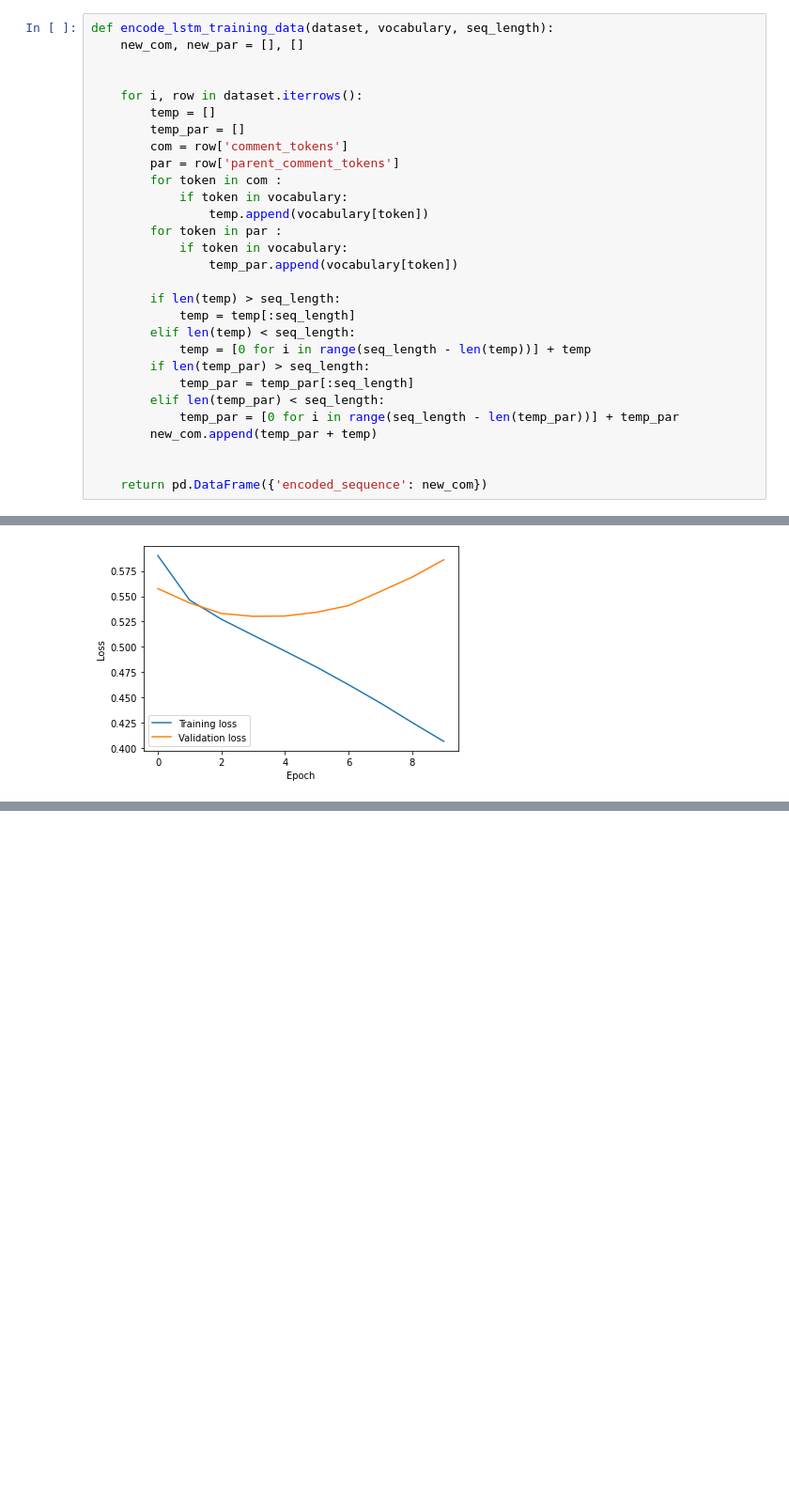
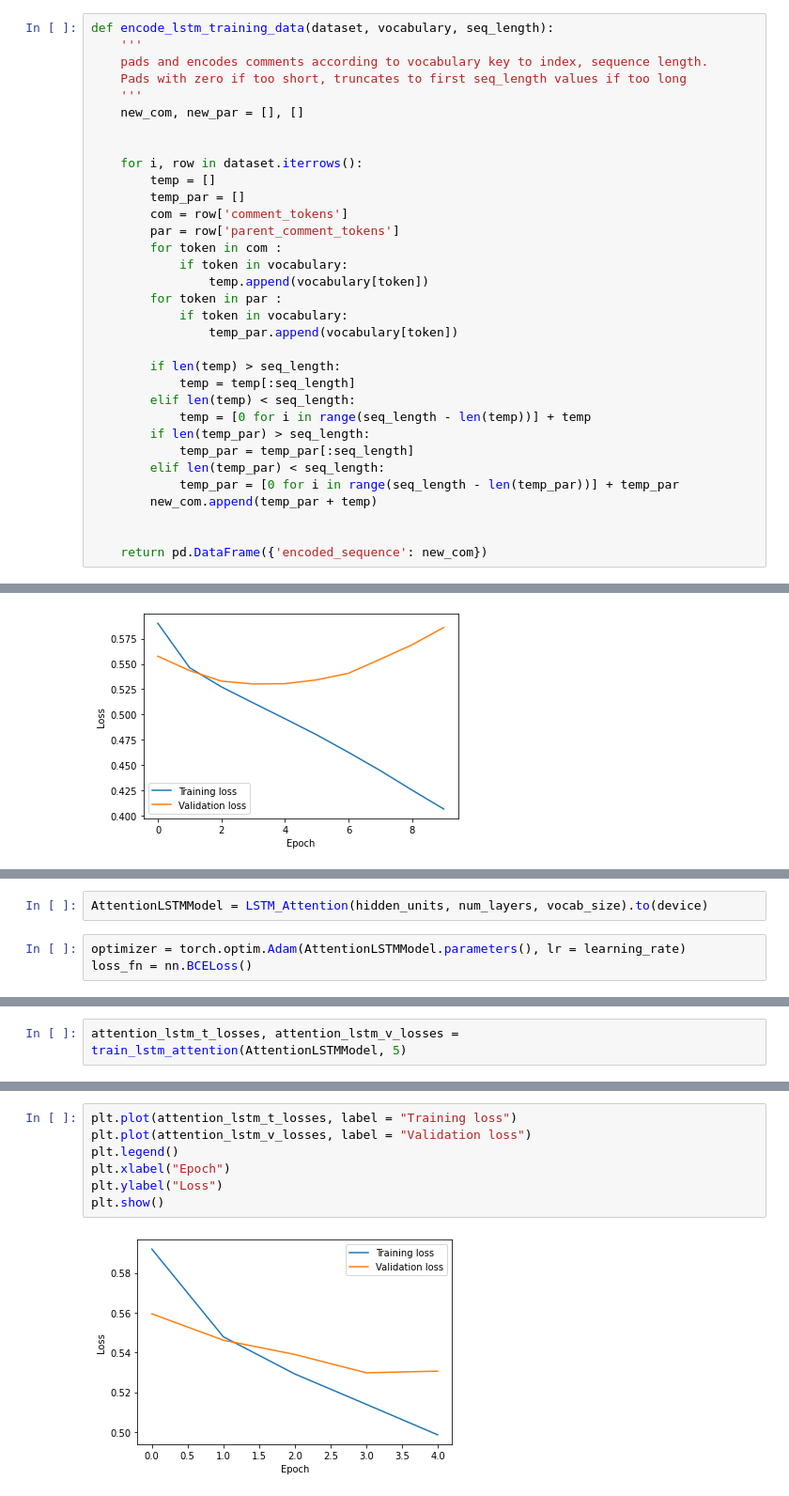
Before and after one commit to TanmayPK/CS6140-Project, a Jupyter notebook: CS6140_Detection_of_Sarcasm_Project.ipynb, the cells around one changed output, grey strips where cells are left out. Shown: that part at 94% size. Drawn from its saved outputs; the diff is of its cells as text; blank space fills up the shorter version.

```diff
--- a/Sarcasm_Detection.ipynb
+++ b/CS6140_Detection_of_Sarcasm_Project.ipynb
@@ -616,6 +621,10 @@ max        4206.000000
 dtype: float64
 # %%
 def encode_lstm_training_data(dataset, vocabulary, seq_length):
+    '''
+    pads and encodes comments according to vocabulary key to index, sequence length.
+    Pads with zero if too short, truncates to first seq_length values if too long
+    '''
     new_com, new_par = [], []
 
 
@@ -889,0 +913,5 @@ plt.show()
+# %%
+AttentionLSTMModel = LSTM_Attention(hidden_units, num_layers, vocab_size).to(device)
+# %%
+optimizer = torch.optim.Adam(AttentionLSTMModel.parameters(), lr = learning_rate)
+loss_fn = nn.BCELoss()
@@ -889,0 +965,2 @@ plt.show()
+# %%
+attention_lstm_t_losses, attention_lstm_v_losses = train_lstm_attention(AttentionLSTMModel, 5)
@@ -889,0 +998,9 @@ plt.show()
+# %%
+plt.plot(attention_lstm_t_losses, label = "Training loss")
+plt.plot(attention_lstm_v_losses, label = "Validation loss")
+plt.legend()
+plt.xlabel("Epoch")
+plt.ylabel("Loss")
+plt.show()
+# %% [output]
+[figure, added]
```
Also changed, not shown: parts of 68 cells of this notebook, 1 other file.
